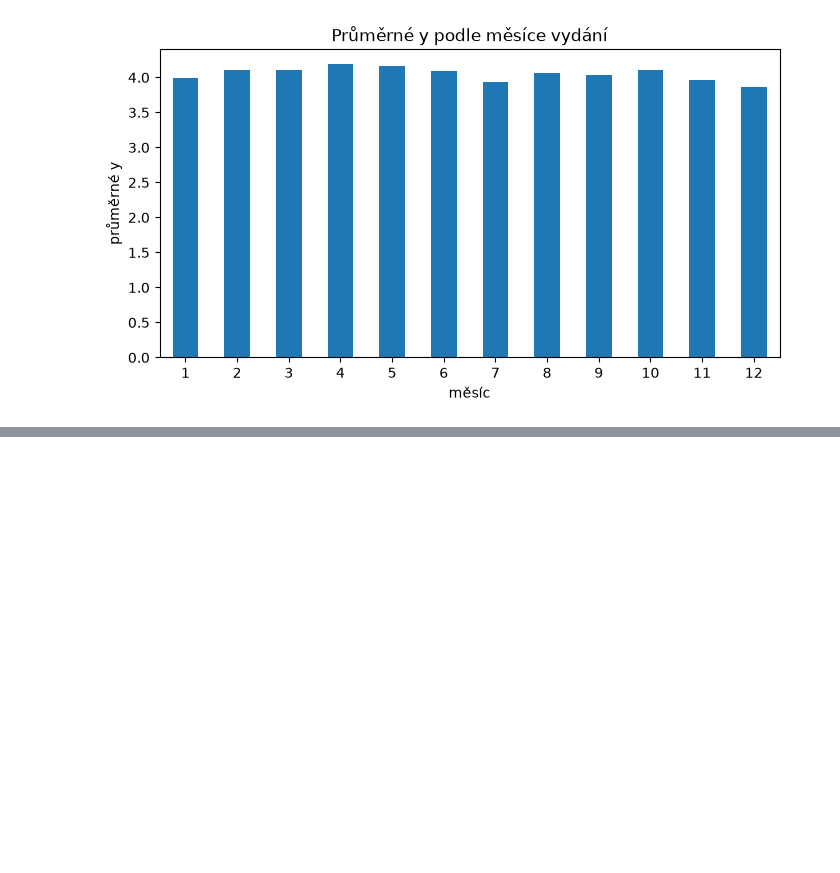
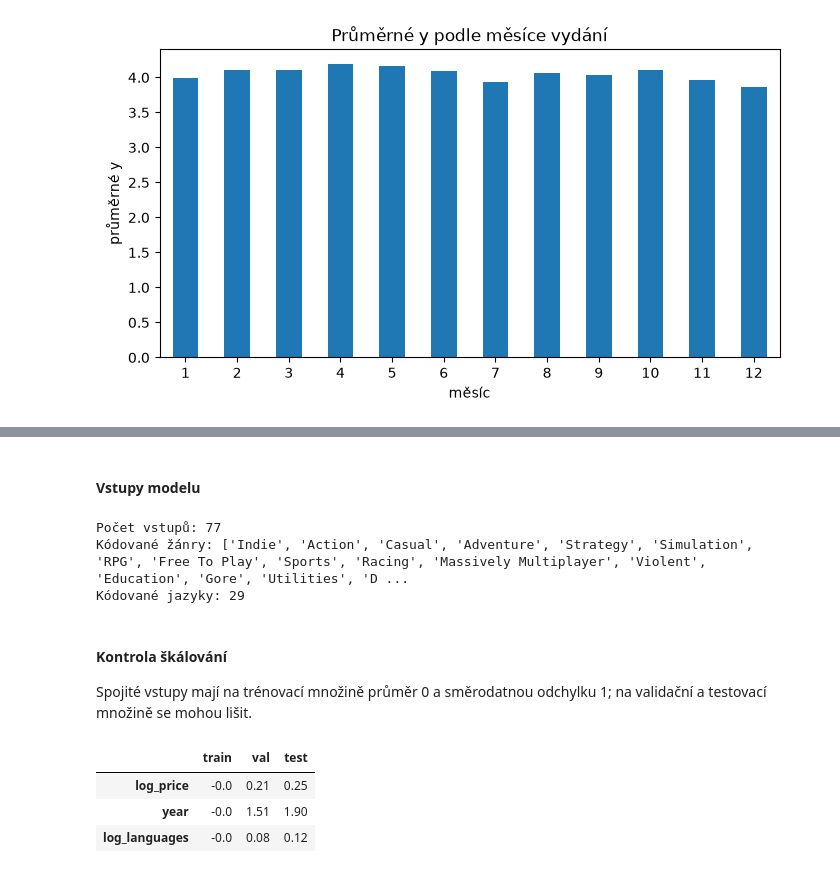
Before and after one commit to Marek-Szczepanik/steam-success-prediction, a Jupyter notebook: eda.ipynb, the cells around one changed output, grey strips where cells are left out. Saved outputs shown, nothing was run; the diff lists cells and outputs as text; code cells hidden in the pictures; blank space fills up the shorter version.

Commit message:
feat(data): add feature encoding and scaling fitted on train

```diff
--- a/eda.ipynb
+++ b/eda.ipynb
@@ -695,0 +709,32 @@ plt.show()
+# %% [markdown]
+#### Vstupy modelu
+# %%
+from prepare_data import fit_features, make_features
+
+params = fit_features(train)
+X_train = make_features(train, params)
+X_val = make_features(val, params)
+X_test = make_features(test, params)
+
+print("Počet vstupů:", X_train.shape[1])
+print("Kódované žánry:", params["genres"])
+print("Kódované jazyky:", len(params["languages"]))
+# %% [output]
+Počet vstupů: 77
+Kódované žánry: ['Indie', 'Action', 'Casual', 'Adventure', 'Strategy', 'Simulation', 'RPG', 'Free To Play', 'Sports', 'Racing', 'Massively Multiplayer', 'Violent', 'Education', 'Gore', 'Utilities', 'D ...
+Kódované jazyky: 29
+# %% [markdown]
+#### Kontrola škálování
+Spojité vstupy mají na trénovací množině průměr 0 a směrodatnou odchylku 1; na validační a testovací množině se mohou lišit.
+# %%
+cols = ["log_price", "year", "log_languages"]
+pd.DataFrame({
+    "train": X_train[cols].mean(),
+    "val": X_val[cols].mean(),
+    "test": X_test[cols].mean(),
+}).round(2)
+# %% [output]
+|  | train | val | test |
+| log_price | -0.0 | 0.21 | 0.25 |
+| year | -0.0 | 1.51 | 1.90 |
+| log_languages | -0.0 | 0.08 | 0.12 |
```
Also changed, not shown: parts of 2 cells of this notebook, 1 other file.
